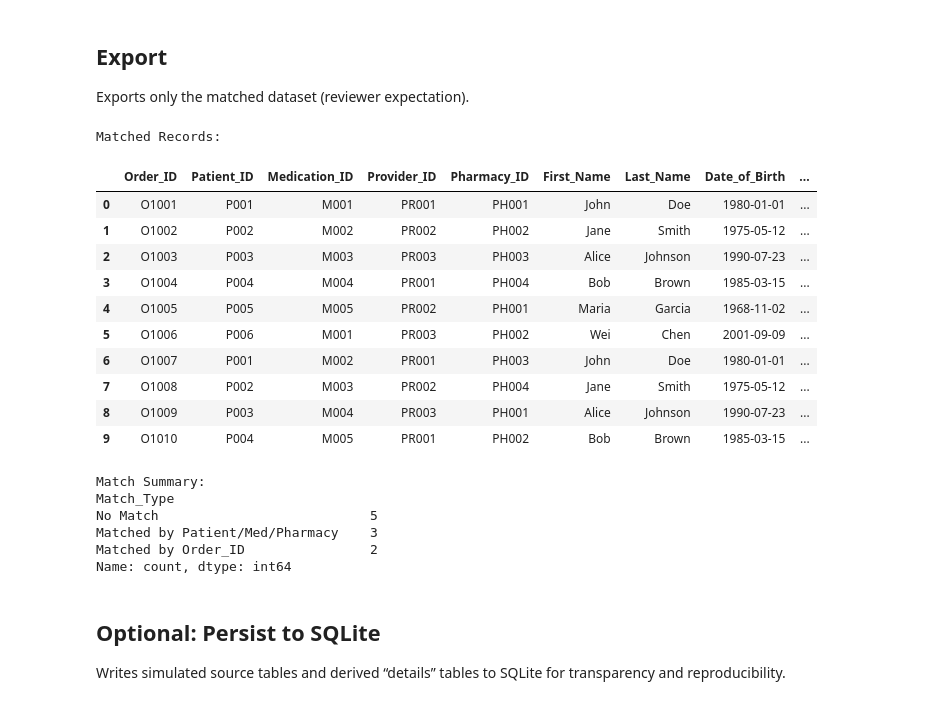
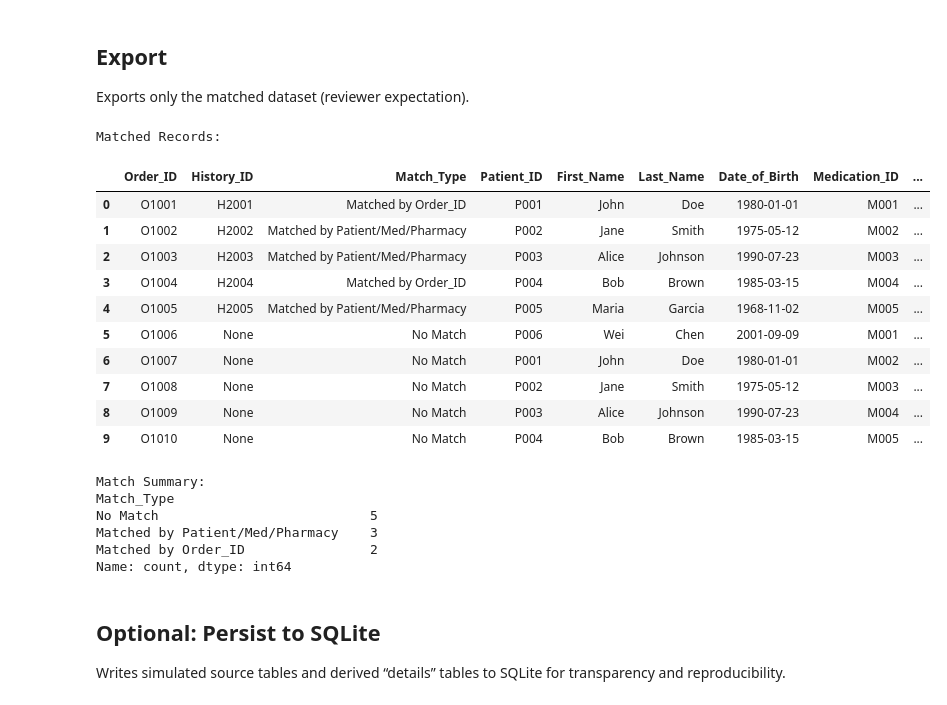
Before and after one commit to Beenjamming/DispenseDataEHROrders, a Jupyter notebook: SampleMedicationDataLoad.ipynb, the cells around one changed output. Saved outputs shown, nothing was run; the diff lists cells and outputs as text; code cells hidden in the pictures.

```diff
--- a/SampleMedicationDataLoad.ipynb
+++ b/SampleMedicationDataLoad.ipynb
@@ -539,54 +588,64 @@ def match_records(db_name='medication_data.db'):
     conn = sqlite3.connect(db_name)
 
     # Query similar to the original SQL logic
-    # NOTE: Dispense_History_Details does not include NPI in this notebook's SQLite schema.
-    # We match by Order_ID when present, otherwise by Patient/Medication/Pharmacy.
+    # NOTE: This SQLite query is a simplified illustration and does not implement
+    # the phone-normalization Tier 2 logic used above in pandas.
     query = """
     SELECT
-        emr.*,
+        emr.Order_ID,
         dh.History_ID,
-        dh.Order_ID as Dispense_Order_ID,
         CASE
             WHEN emr.Order_ID = dh.Order_ID THEN 'Matched by Order_ID'
             WHEN emr.Patient_ID = dh.Patient_ID
                 AND emr.Medication_ID = dh.Medication_ID
                 AND emr.Pharmacy_ID = dh.Pharmacy_ID THEN 'Matched by Patient/Med/Pharmacy'
             ELSE 'No Match'
-        END as Match_Type
+        END as Match_Type,
+        emr.Patient_ID,
+        emr.First_Name,
+        emr.Last_Name,
+        emr.Date_of_Birth,
+        emr.Medication_ID,
+        emr.Generic_Name,
+        emr.Provider_ID,
+        emr.NPI,
+        emr.Pharmacy_ID,
+        emr.Pharmacy_Phone,
+        emr.Pharmacy_Phone_Normalized
     FROM EMR_Medication_Orders_Details emr
     LEFT JOIN Dispense_History_Details dh
         ON emr.Order_ID = dh.Order_ID
         OR (emr.Patient_ID = dh.Patient_ID
             AND emr.Medication_ID = dh.Medication_ID
             AND emr.Pharmacy_ID = dh.Pharmacy_ID)
     """
 
     df_matched = pd.read_sql_query(query, conn)
     conn.close()
 
     print("Matched Records:")
     display(df_matched)
 
     print("\nMatch Summary:")
     print(df_matched['Match_Type'].value_counts())
 
     return df_matched
 
 # Run the matching
 df_matched = match_records()
 # %% [output]
 Matched Records:
-|  | Order_ID | Patient_ID | Medication_ID | Provider_ID | Pharmacy_ID | First_Name | Last_Name | Date_of_Birth | ... |
-| 0 | O1001 | P001 | M001 | PR001 | PH001 | John | Doe | 1980-01-01 | ... |
-| 1 | O1002 | P002 | M002 | PR002 | PH002 | Jane | Smith | 1975-05-12 | ... |
-| 2 | O1003 | P003 | M003 | PR003 | PH003 | Alice | Johnson | 1990-07-23 | ... |
-| 3 | O1004 | P004 | M004 | PR001 | PH004 | Bob | Brown | 1985-03-15 | ... |
-| 4 | O1005 | P005 | M005 | PR002 | PH001 | Maria | Garcia | 1968-11-02 | ... |
-| 5 | O1006 | P006 | M001 | PR003 | PH002 | Wei | Chen | 2001-09-09 | ... |
-| 6 | O1007 | P001 | M002 | PR001 | PH003 | John | Doe | 1980-01-01 | ... |
-| 7 | O1008 | P002 | M003 | PR002 | PH004 | Jane | Smith | 1975-05-12 | ... |
-| 8 | O1009 | P003 | M004 | PR003 | PH001 | Alice | Johnson | 1990-07-23 | ... |
-| 9 | O1010 | P004 | M005 | PR001 | PH002 | Bob | Brown | 1985-03-15 | ... |
+|  | Order_ID | History_ID | Match_Type | Patient_ID | First_Name | Last_Name | Date_of_Birth | Medication_ID | ... |
+| 0 | O1001 | H2001 | Matched by Order_ID | P001 | John | Doe | 1980-01-01 | M001 | ... |
+| 1 | O1002 | H2002 | Matched by Patient/Med/Pharmacy | P002 | Jane | Smith | 1975-05-12 | M002 | ... |
+| 2 | O1003 | H2003 | Matched by Patient/Med/Pharmacy | P003 | Alice | Johnson | 1990-07-23 | M003 | ... |
+| 3 | O1004 | H2004 | Matched by Order_ID | P004 | Bob | Brown | 1985-03-15 | M004 | ... |
+| 4 | O1005 | H2005 | Matched by Patient/Med/Pharmacy | P005 | Maria | Garcia | 1968-11-02 | M005 | ... |
+| 5 | O1006 | None | No Match | P006 | Wei | Chen | 2001-09-09 | M001 | ... |
+| 6 | O1007 | None | No Match | P001 | John | Doe | 1980-01-01 | M002 | ... |
+| 7 | O1008 | None | No Match | P002 | Jane | Smith | 1975-05-12 | M003 | ... |
+| 8 | O1009 | None | No Match | P003 | Alice | Johnson | 1990-07-23 | M004 | ... |
+| 9 | O1010 | None | No Match | P004 | Bob | Brown | 1985-03-15 | M005 | ... |
 Match Summary:
 Match_Type
 No Match                           5
```
Also changed, not shown: parts of 1 cell of this notebook, 3 other files.
